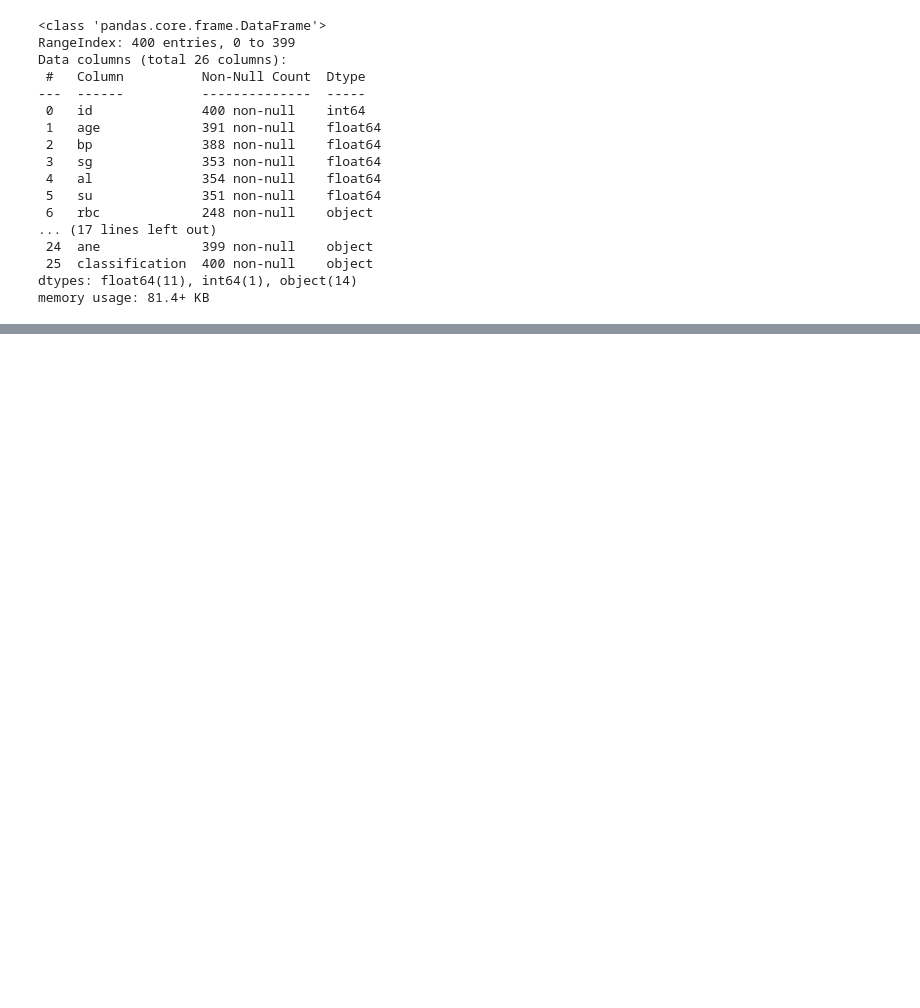
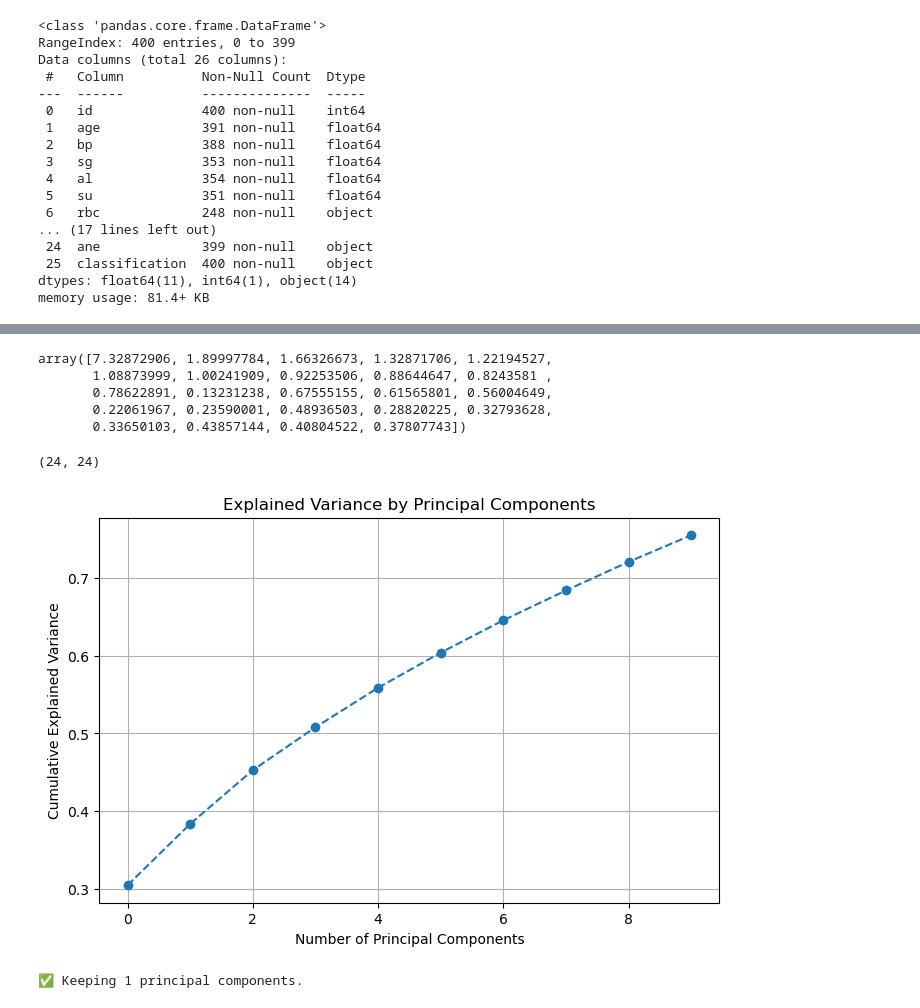
Before and after one commit to AchrafLarbi/tp_pca, a Jupyter notebook: tp2.ipynb, the cells around one changed output, grey strips where cells are left out. Drawn from its saved outputs; the diff is of its cells as text; code cells hidden in the pictures; blank space fills up the shorter version.

```diff
--- a/tp2.ipynb
+++ b/tp2.ipynb
@@ -310,0 +337,13 @@ print("\n🔹 PCA Result (First 5 Rows):\n", pca_df.head())
+# %%
+eigenvalues, eigenvectors = np.linalg.eig(cov_matrix)
+eigenvalues
+# %% [output]
+array([7.32872906, 1.89997784, 1.66326673, 1.32871706, 1.22194527,
+       1.08873999, 1.00241909, 0.92253506, 0.88644647, 0.8243581 ,
+       0.78622891, 0.13231238, 0.67555155, 0.61565801, 0.56004649,
+       0.22061967, 0.23590001, 0.48936503, 0.28820225, 0.32793628,
+       0.33650103, 0.43857144, 0.40804522, 0.37807743])
+# %%
+eigenvectors.shape
+# %% [output]
+(24, 24)
@@ -310,0 +353,26 @@ print("\n🔹 PCA Result (First 5 Rows):\n", pca_df.head())
+# %%
+# Explained variance ratio
+explained_variance_ratio = pca.explained_variance_ratio_
+
+# Cumulative explained variance
+cumulative_variance = np.cumsum(explained_variance_ratio)
+
+# Plot
+plt.figure(figsize=(8, 5))
+plt.plot(cumulative_variance, marker='o', linestyle='--')
+plt.xlabel("Number of Principal Components")
+plt.ylabel("Cumulative Explained Variance")
+plt.title("Explained Variance by Principal Components")
+plt.grid()
+plt.show()
+# %% [output]
+[figure, added]
+# %%
+optimal_pcs = np.argmax(cumulative_variance >= 0.8) + 1  # Keep 95% variance
+
+pca_opt = PCA(n_components=optimal_pcs)
+df_pca_opt = pca_opt.fit_transform(df_scaled)
+
+print(f"✅ Keeping {optimal_pcs} principal components.")
+# %% [output]
+✅ Keeping 1 principal components.
```
Also changed, not shown: parts of 50 cells of this notebook.
